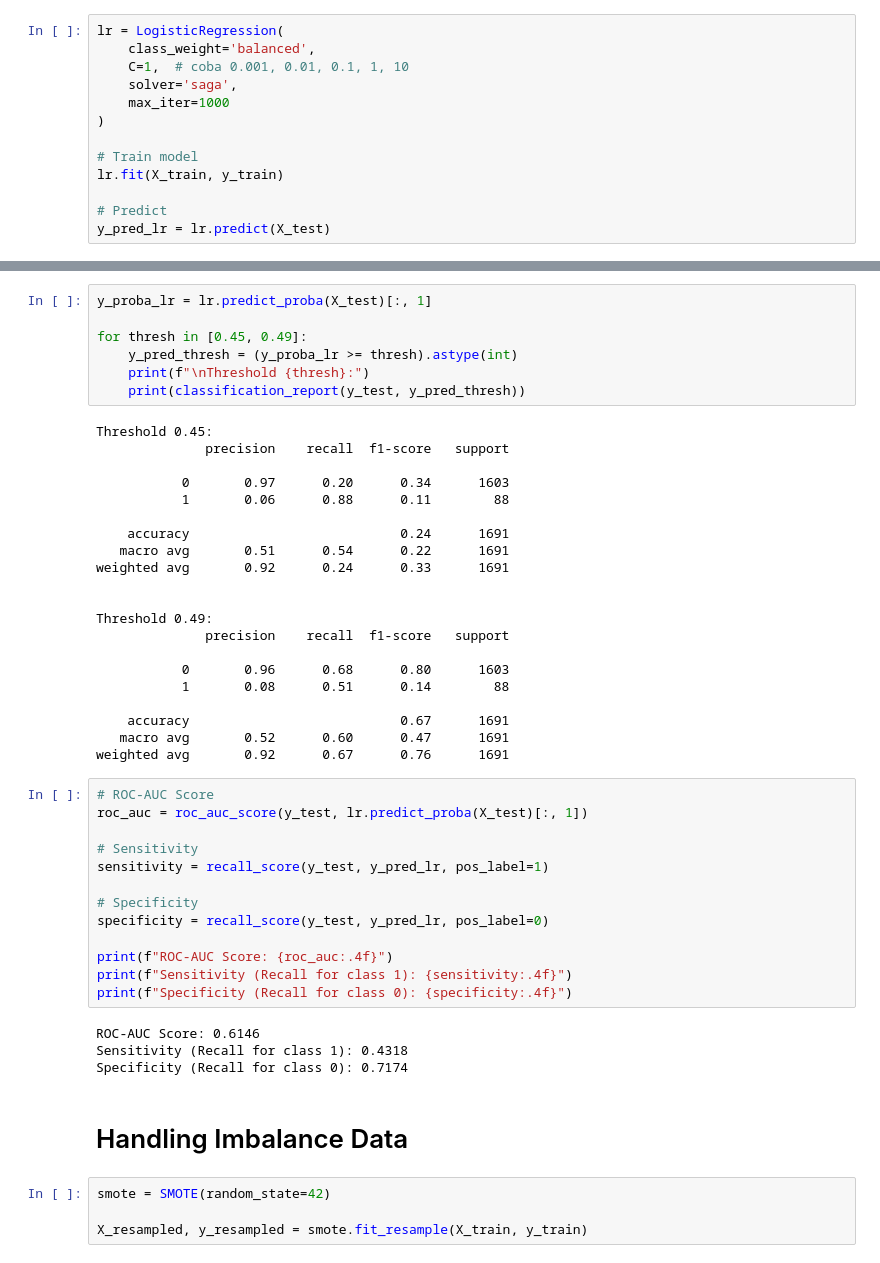
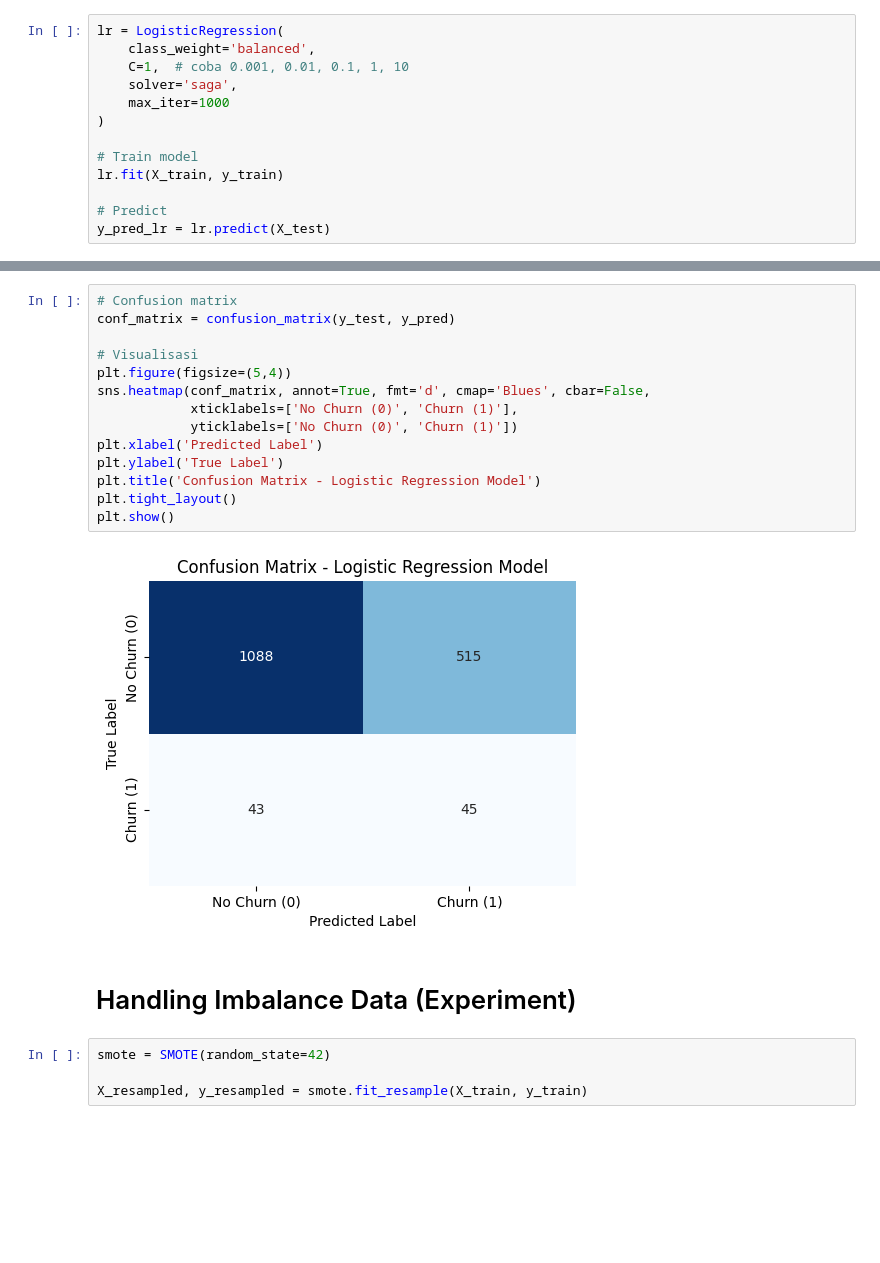
Before and after one commit to HaikalFrds/Costumer-Churn-Project, a Jupyter notebook: main.ipynb, the cells around one changed output, grey strips where cells are left out. Drawn from its saved outputs; the diff is of its cells as text; blank space fills up the shorter version.

```diff
--- a/main.ipynb
+++ b/main.ipynb
@@ -529,53 +499,24 @@ print(classification_report(y_test, y_pred))
     accuracy                           0.67      1691
    macro avg       0.52      0.60      0.47      1691
 weighted avg       0.92      0.67      0.76      1691
-# %%
-y_proba_lr = lr.predict_proba(X_test)[:, 1]
-
-for thresh in [0.45, 0.49]:
-    y_pred_thresh = (y_proba_lr >= thresh).astype(int)
-    print(f"\nThreshold {thresh}:")
-    print(classification_report(y_test, y_pred_thresh))
-# %% [output]
-Threshold 0.45:
-              precision    recall  f1-score   support
-
-           0       0.97      0.20      0.34      1603
-           1       0.06      0.88      0.11        88
-
-    accuracy                           0.24      1691
-   macro avg       0.51      0.54      0.22      1691
-weighted avg       0.92      0.24      0.33      1691
-
-
-Threshold 0.49:
-              precision    recall  f1-score   support
-
-           0       0.96      0.68      0.80      1603
-           1       0.08      0.51      0.14        88
-
-    accuracy                           0.67      1691
-   macro avg       0.52      0.60      0.47      1691
-weighted avg       0.92      0.67      0.76      1691
-# %%
-# ROC-AUC Score
-roc_auc = roc_auc_score(y_test, lr.predict_proba(X_test)[:, 1])
-
-# Sensitivity
-sensitivity = recall_score(y_test, y_pred_lr, pos_label=1)
-
-# Specificity
-specificity = recall_score(y_test, y_pred_lr, pos_label=0)
-
-print(f"ROC-AUC Score: {roc_auc:.4f}")
-print(f"Sensitivity (Recall for class 1): {sensitivity:.4f}")
-print(f"Specificity (Recall for class 0): {specificity:.4f}")
-# %% [output]
-ROC-AUC Score: 0.6146
-Sensitivity (Recall for class 1): 0.4318
-Specificity (Recall for class 0): 0.7174
+# %%
+# Confusion matrix
+conf_matrix = confusion_matrix(y_test, y_pred)
+
+# Visualisasi
+plt.figure(figsize=(5,4))
+sns.heatmap(conf_matrix, annot=True, fmt='d', cmap='Blues', cbar=False,
+            xticklabels=['No Churn (0)', 'Churn (1)'],
+            yticklabels=['No Churn (0)', 'Churn (1)'])
+plt.xlabel('Predicted Label')
+plt.ylabel('True Label')
+plt.title('Confusion Matrix - Logistic Regression Model')
+plt.tight_layout()
+plt.show()
+# %% [output]
+[figure, added]
 # %% [markdown]
-# Handling Imbalance Data
+# Handling Imbalance Data (Experiment)
 # %%
 smote = SMOTE(random_state=42)
 
```
Also changed, not shown: parts of 16 cells of this notebook.
